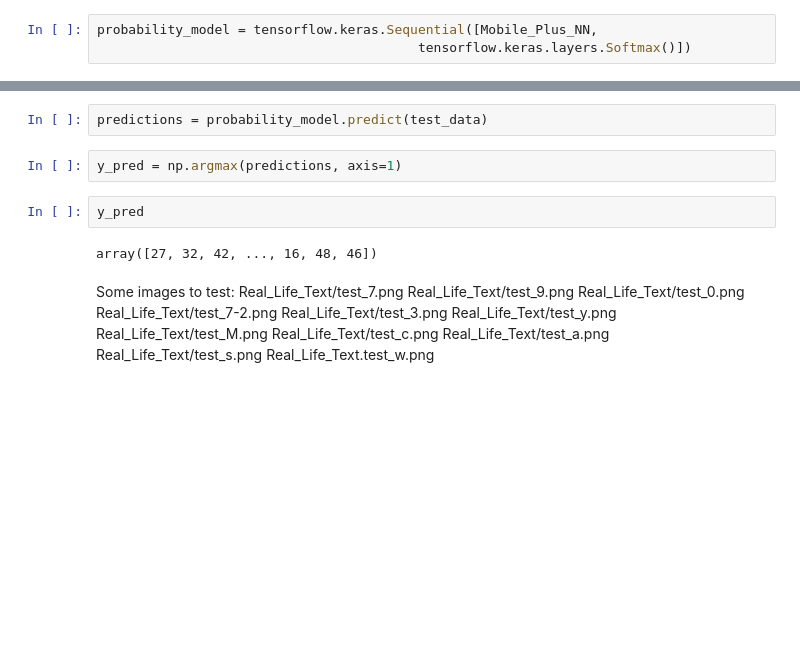
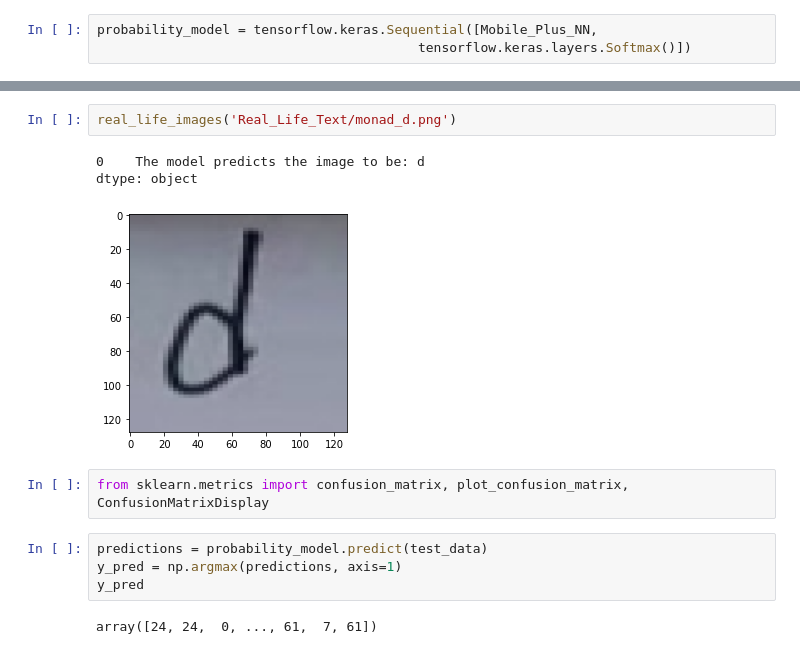
Before and after one commit to tyrnaki/metis_coursework, a Jupyter notebook: Text_Recognition/Model Evaluation Clean.ipynb, the cells around one changed output, grey strips where cells are left out. Drawn from its saved outputs; the diff is of its cells as text; blank space fills up the shorter version.

```diff
--- a/Text_Recognition/Model Evaluation Clean.ipynb
+++ b/Text_Recognition/Model Evaluation Clean.ipynb
@@ -68,21 +67,14 @@ probability_model = tensorflow.keras.Sequential([Mobile_Plus_NN,
+# %%
+real_life_images('Real_Life_Text/monad_d.png')
+# %% [output]
+0    The model predicts the image to be: d
+dtype: object
+[figure, added]
+# %%
+from sklearn.metrics import confusion_matrix, plot_confusion_matrix, ConfusionMatrixDisplay
 # %%
 predictions = probability_model.predict(test_data)
+y_pred = np.argmax(predictions, axis=1)
+y_pred
+# %% [output]
+array([24, 24,  0, ..., 61,  7, 61])
-# %%
-y_pred = np.argmax(predictions, axis=1)
-# %%
-y_pred
-# %% [output]
-array([27, 32, 42, ..., 16, 48, 46])
-# %% [markdown]
-Some images to test:
-Real_Life_Text/test_7.png
-Real_Life_Text/test_9.png
-Real_Life_Text/test_0.png
-Real_Life_Text/test_7-2.png
-Real_Life_Text/test_3.png
-Real_Life_Text/test_y.png
-Real_Life_Text/test_M.png
-Real_Life_Text/test_c.png
-Real_Life_Text/test_a.png
-Real_Life_Text/test_s.png
-Real_Life_Text.test_w.png
```
Also changed, not shown: parts of 35 cells of this notebook, 3 other files.
